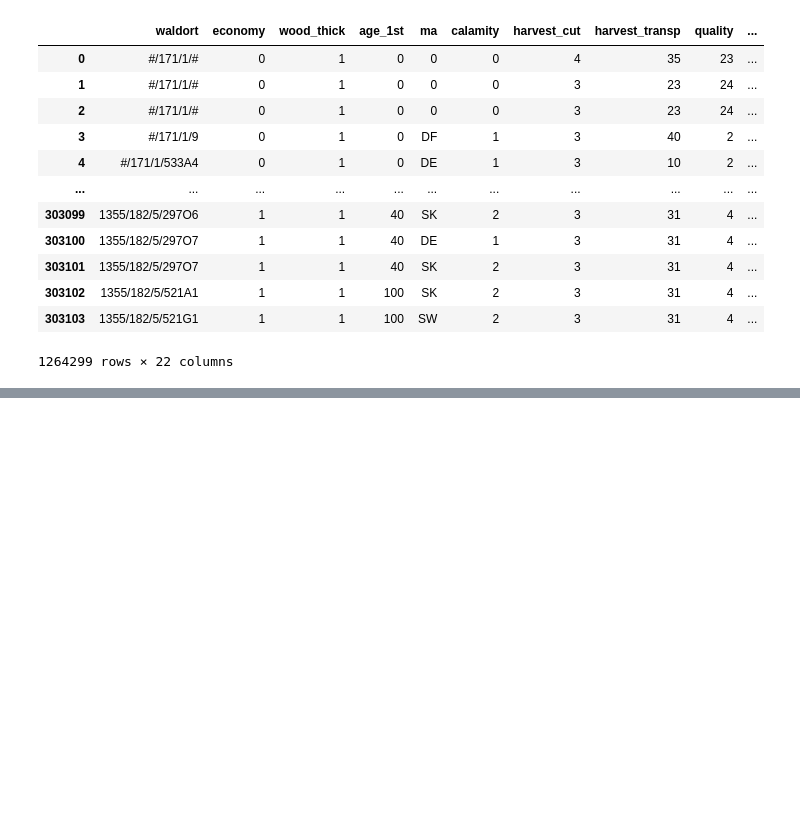
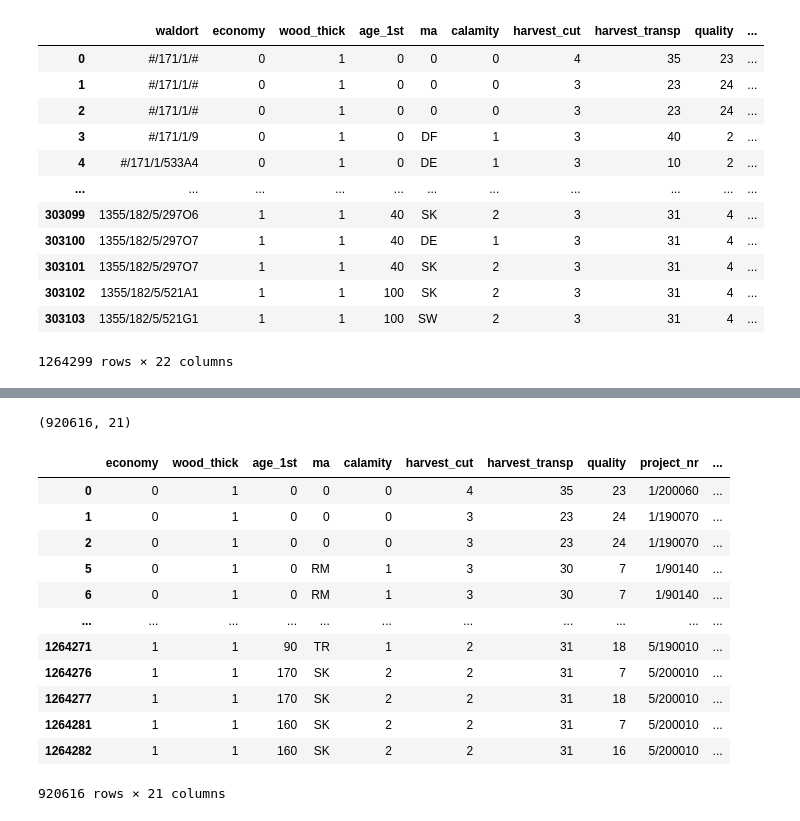
Before and after one commit to satlawa/edin_diss_geo, a Jupyter notebook: 01_data_discovery.ipynb, the cells around one changed output, grey strips where cells are left out. Drawn from its saved outputs; the diff is of its cells as text; code cells hidden in the pictures; blank space fills up the shorter version.

```diff
--- a/01_data_discovery.ipynb
+++ b/01_data_discovery.ipynb
@@ -285,2 +289,2 @@ nutz_data.to_csv('/home/philipp/Data/edin_diss/SAP_nutz/nutzungen_2006_2020.csv'
 # %%
-pd.read_csv('/home/philipp/Data/edin_diss/SAP_nutz/nutzungen_2006_2020.csv')
+nutz_data = pd.read_csv('/home/philipp/Data/edin_diss/SAP_nutz/nutzungen_2006_2020.csv')
@@ -305,0 +298,20 @@ df.groupby(['Animal']).mean()
+# %%
+sap_nutz_proj.shape
+# %% [output]
+(920616, 21)
+# %%
+sap_nutz_proj
+# %% [output]
+|  | economy | wood_thick | age_1st | ma | calamity | harvest_cut | harvest_transp | quality | project_nr | ... |
+| 0 | 0 | 1 | 0 | 0 | 0 | 4 | 35 | 23 | 1/200060 | ... |
+| 1 | 0 | 1 | 0 | 0 | 0 | 3 | 23 | 24 | 1/190070 | ... |
+| 2 | 0 | 1 | 0 | 0 | 0 | 3 | 23 | 24 | 1/190070 | ... |
+| 5 | 0 | 1 | 0 | RM | 1 | 3 | 30 | 7 | 1/90140 | ... |
+| 6 | 0 | 1 | 0 | RM | 1 | 3 | 30 | 7 | 1/90140 | ... |
+| ... | ... | ... | ... | ... | ... | ... | ... | ... | ... | ... |
+| 1264271 | 1 | 1 | 90 | TR | 1 | 2 | 31 | 18 | 5/190010 | ... |
+| 1264276 | 1 | 1 | 170 | SK | 2 | 2 | 31 | 7 | 5/200010 | ... |
+| 1264277 | 1 | 1 | 170 | SK | 2 | 2 | 31 | 18 | 5/200010 | ... |
+| 1264281 | 1 | 1 | 160 | SK | 2 | 2 | 31 | 7 | 5/200010 | ... |
+| 1264282 | 1 | 1 | 160 | SK | 2 | 2 | 31 | 16 | 5/200010 | ... |
+920616 rows × 21 columns
```
Also changed, not shown: parts of 20 cells of this notebook, 2 other files.
